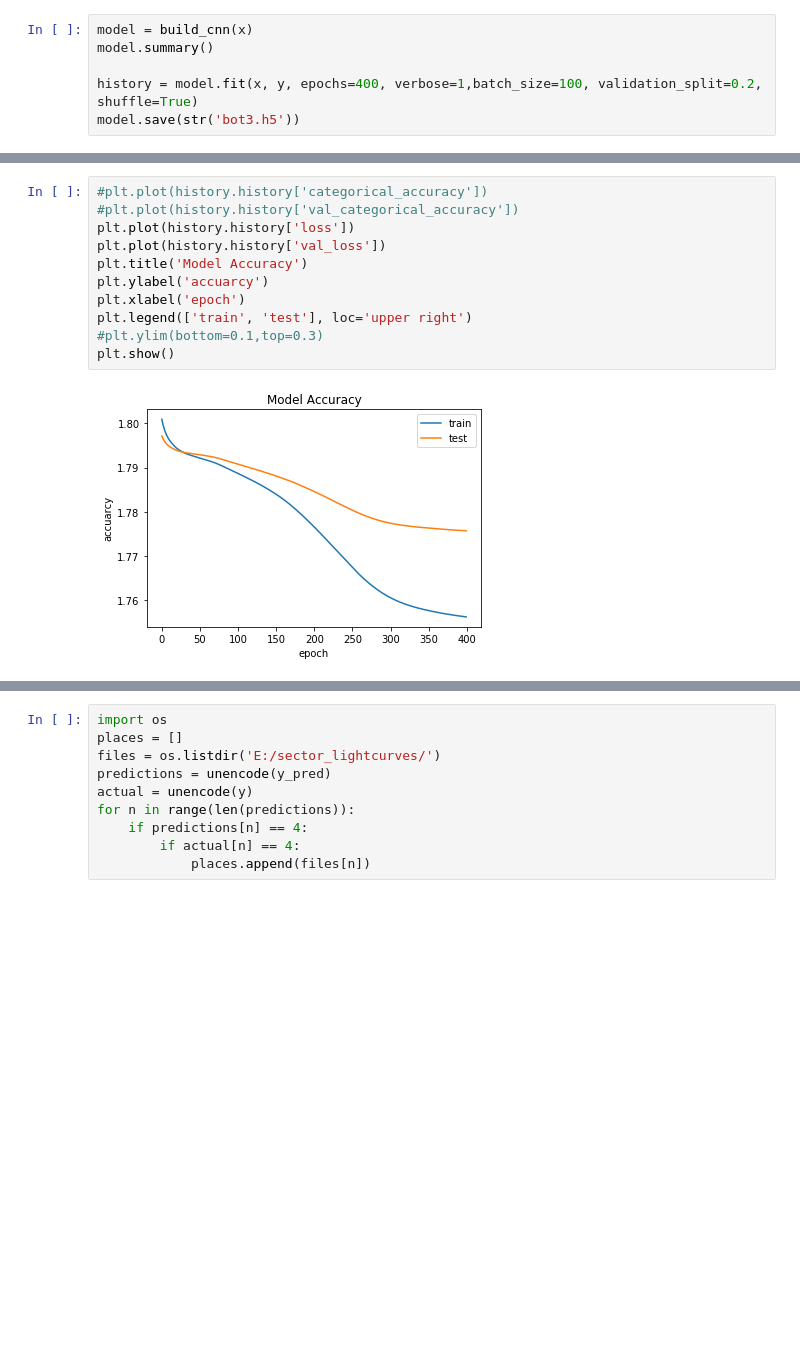
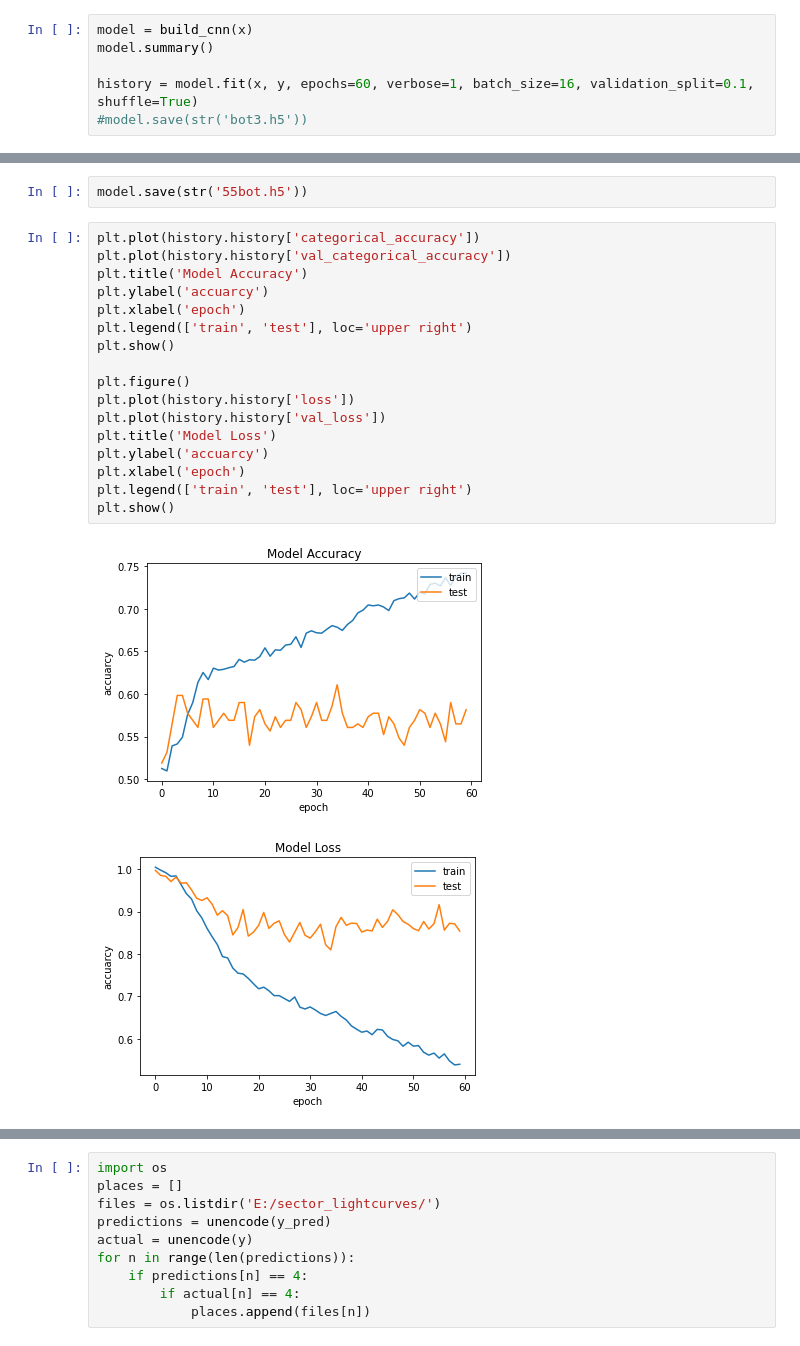
Before and after one commit to AlexanderEvitt/QuasVar, a Jupyter notebook: modelling/rnn.ipynb, the cells around one changed output, grey strips where cells are left out. Cells and saved outputs as stored; diff of their text form; blank space fills up the shorter version.

Commit message:
Blazar Modelling
Updated to add new models for blazars, bringing our project new life

```diff
--- a/modelling/rnn.ipynb
+++ b/modelling/rnn.ipynb
@@ -77,6 +80,6 @@ model.save(str('bot3.h5'))
 model = build_cnn(x)
 model.summary()
 
-history = model.fit(x, y, epochs=400, verbose=1,batch_size=100, validation_split=0.2, shuffle=True)
-model.save(str('bot3.h5'))
+history = model.fit(x, y, epochs=60, verbose=1, batch_size=16, validation_split=0.1, shuffle=True)
+#model.save(str('bot3.h5'))
 # %% [output]
@@ -100,16 +103,25 @@ Epoch 400/400
+# %%
+model.save(str('55bot.h5'))
 # %%
-#plt.plot(history.history['categorical_accuracy'])
-#plt.plot(history.history['val_categorical_accuracy'])
-plt.plot(history.history['loss'])
-plt.plot(history.history['val_loss'])
+plt.plot(history.history['categorical_accuracy'])
+plt.plot(history.history['val_categorical_accuracy'])
 plt.title('Model Accuracy')
 plt.ylabel('accuarcy')
 plt.xlabel('epoch')
 plt.legend(['train', 'test'], loc='upper right')
-#plt.ylim(bottom=0.1,top=0.3)
 plt.show()
+
+plt.figure()
+plt.plot(history.history['loss'])
+plt.plot(history.history['val_loss'])
+plt.title('Model Loss')
+plt.ylabel('accuarcy')
+plt.xlabel('epoch')
+plt.legend(['train', 'test'], loc='upper right')
+plt.show()
 # %% [output]
-[figure, old version]
+[figure, new version]
+[figure, added]
 # %%
 def unencode(matrix):
     new_matrix = np.zeros(matrix.shape[0])
```
Also changed, not shown: parts of 11 cells of this notebook, 9 other files.
